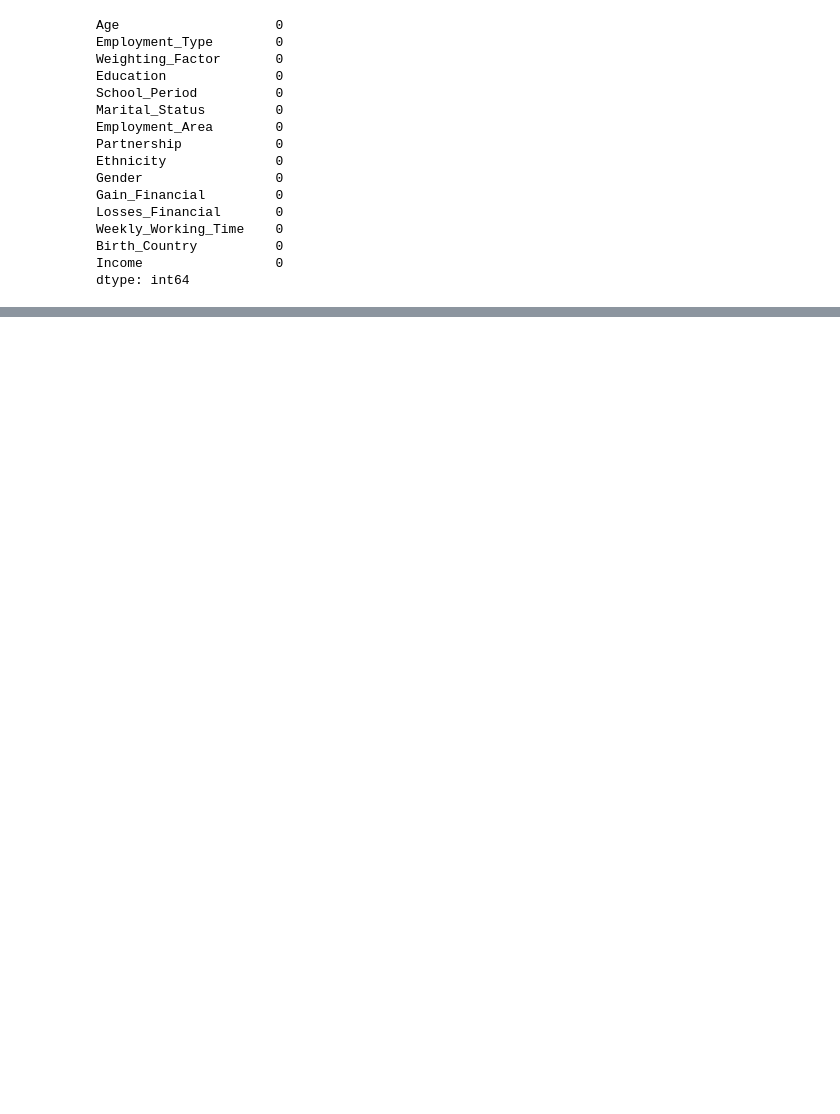
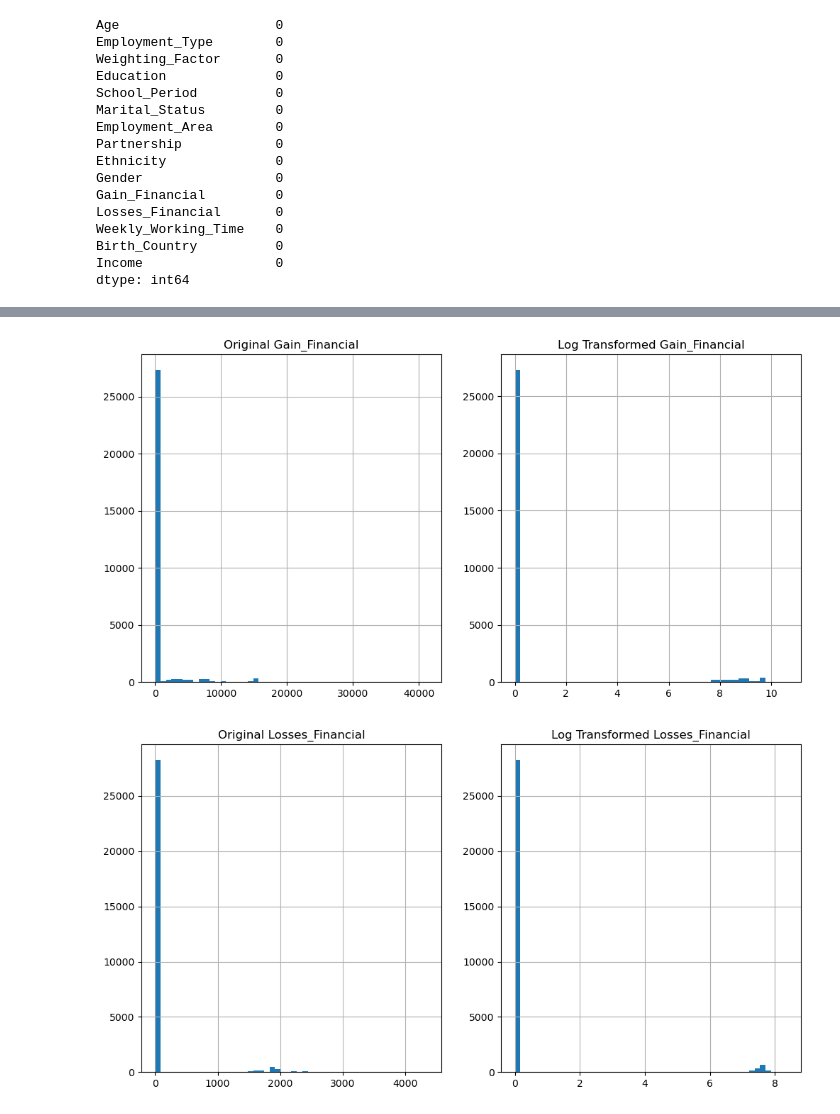
Before and after one commit to Inupa6677/Income-prediction-using-adult-data, a Jupyter notebook: ML Coursework 2024.ipynb, the cells around one changed output, grey strips where cells are left out. Saved outputs shown, nothing was run; the diff lists cells and outputs as text; code cells hidden in the pictures; blank space fills up the shorter version.

```diff
--- a/ML Coursework 2024.ipynb
+++ b/ML Coursework 2024.ipynb
@@ -507,0 +649,6 @@ dtype: int64
+# %%
+# Apply log transformation to 'Gain_Financial', adding 1 to handle zero values
+df1_cleaned['Log_Gain_Financial'] = np.log(df1_cleaned['Gain_Financial'] + 1)
+
+# Apply log transformation to 'Losses_Financial', adding 1 to handle zero values
+df1_cleaned['Log_Losses_Financial'] = np.log(df1_cleaned['Losses_Financial'] + 1)
@@ -507,0 +666,24 @@ dtype: int64
+# %%
+
+# Plot original vs. transformed 'Gain_Financial'
+plt.figure(figsize=(12, 6))
+plt.subplot(1, 2, 1)
+df1_cleaned['Gain_Financial'].hist(bins=50)
+plt.title('Original Gain_Financial')
+plt.subplot(1, 2, 2)
+df1_cleaned['Log_Gain_Financial'].hist(bins=50)
+plt.title('Log Transformed Gain_Financial')
+plt.show()
+
+# Plot original vs. transformed 'Losses_Financial'
+plt.figure(figsize=(12, 6))
+plt.subplot(1, 2, 1)
+df1_cleaned['Losses_Financial'].hist(bins=50)
+plt.title('Original Losses_Financial')
+plt.subplot(1, 2, 2)
+df1_cleaned['Log_Losses_Financial'].hist(bins=50)
+plt.title('Log Transformed Losses_Financial')
+plt.show()
+# %% [output]
+[figure, added]
+[figure, added]
```
Also changed, not shown: parts of 14 cells of this notebook, 1 other file.
